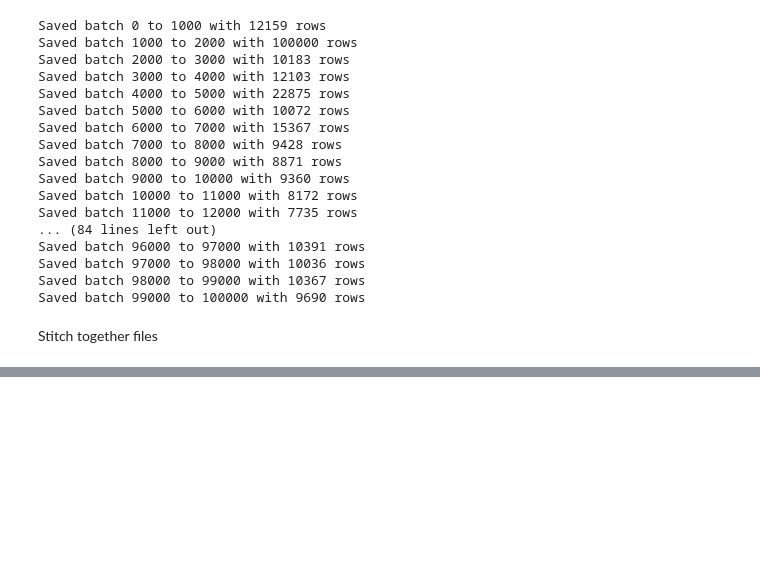
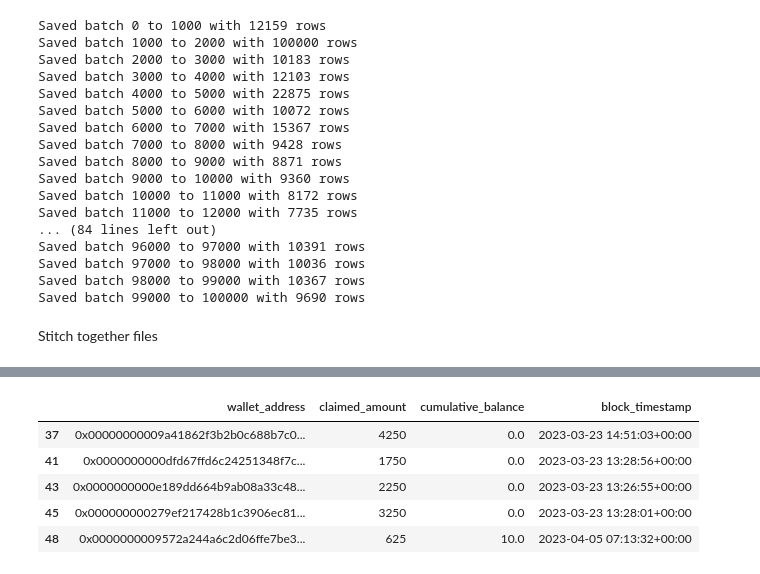
Before and after one commit to PointingNoWhere/arb_airdrop, a Jupyter notebook: notebooks/04_smd_arbdata_wallet_balance.ipynb, the cells around one changed output, grey strips where cells are left out. Drawn from its saved outputs; the diff is of its cells as text; code cells hidden in the pictures; blank space fills up the shorter version.

```diff
--- a/notebooks/04_smd_arbdata_wallet_balance.ipynb
+++ b/notebooks/04_smd_arbdata_wallet_balance.ipynb
@@ -85,0 +214,9 @@ ValueError: No objects to concatenate
+# %%
+display(final_df.head())
+# %% [output]
+|  | wallet_address | claimed_amount | cumulative_balance | block_timestamp |
+| 37 | 0x00000000009a41862f3b2b0c688b7c0... | 4250 | 0.0 | 2023-03-23 14:51:03+00:00 |
+| 41 | 0x0000000000dfd67ffd6c24251348f7c... | 1750 | 0.0 | 2023-03-23 13:28:56+00:00 |
+| 43 | 0x0000000000e189dd664b9ab08a33c48... | 2250 | 0.0 | 2023-03-23 13:26:55+00:00 |
+| 45 | 0x000000000279ef217428b1c3906ec81... | 3250 | 0.0 | 2023-03-23 13:28:01+00:00 |
+| 48 | 0x0000000009572a244a6c2d06ffe7be3... | 625 | 10.0 | 2023-04-05 07:13:32+00:00 |
```
Also changed, not shown: parts of 18 cells of this notebook, 1 other file.
